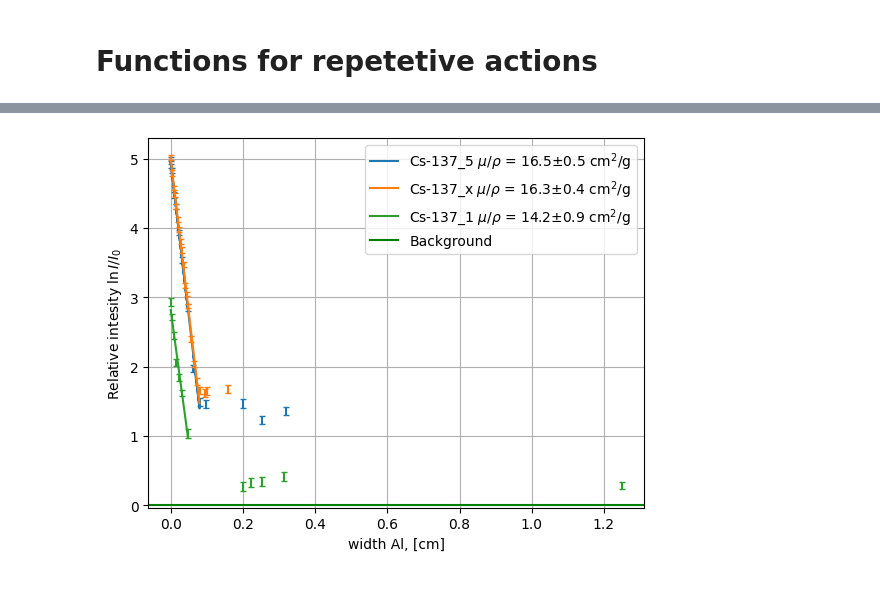
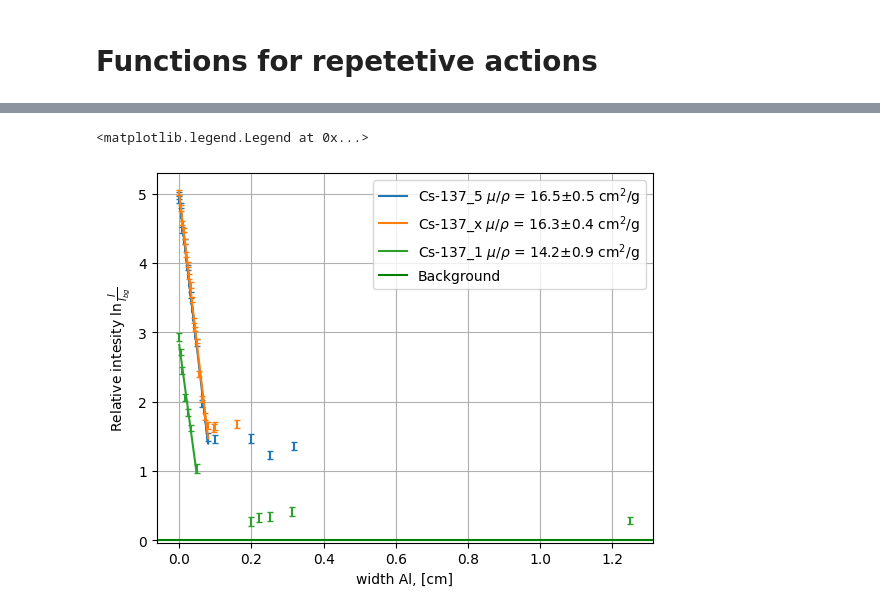
Before and after one commit to evgeny-kolonsky/Lab4_Nuclear, a Jupyter notebook: Lab4_beta_attenuation.ipynb, the cells around one changed output, grey strips where cells are left out. Saved outputs shown, nothing was run; the diff lists cells and outputs as text; code cells hidden in the pictures.

```diff
--- a/Lab4_beta_attenuation.ipynb
+++ b/Lab4_beta_attenuation.ipynb
@@ -221,31 +222,33 @@ Samples [data](https://github.com/tphlabs/data/tree/main/Lab4_Nuclear/2023_12_28
 # %%
 # station 1
 # Cs-137_5
 # label down
 URL = 'https://raw.githubusercontent.com/tphlabs/data/main/Lab4_Nuclear/2023_12_28/'
 for num in [5, 'x', 1]:
   filename = f'Cs-137_{num}.txt'
   data = np.genfromtxt(URL+ filename)
   d, counts, time = data.T
   d *= 1e-1 # mm -> cm
   delta = 1/np.sqrt(counts) # relative error
   I = counts / time
   I_rel = I / I_background # relative
   I_err = delta * I_rel
   log_I_rel = I_err / I_rel # error of log
 
   plt.errorbar(d, np.log(I_rel), yerr=log_I_rel, linestyle='', capsize=2)
   WIDTH = 0.09 # cm
   condition = d < WIDTH # exponential decay part
   mu_rho, mu_rho_err, fit, rho = get_murho(condition, d, I_rel, 'Al')
   plt.plot(d[condition], fit.intercept + fit.slope * d[condition],
            color=plt.gca().lines[-1].get_color(), # get last color
            label=fr'Cs-137_{num} $\mu/\rho$ = {mu_rho:.1f}±{mu_rho_err:.1f} cm$^2$/g')
 
 plt.axhline(0, color='green', label='Background')
 plt.xlabel('width Al, [cm]')
-plt.ylabel(r'Relative intesity $\ln I/I_{0}$')
+plt.ylabel(r'Relative intesity $\ln \frac{I}{I_{bg}}$')
 plt.grid()
-plt.legend();
+
+plt.legend()
 # %% [output]
+<matplotlib.legend.Legend at 0x...>
-[figure, old version]
+[figure, new version]
```
Also changed, not shown: parts of 6 cells of this notebook.
